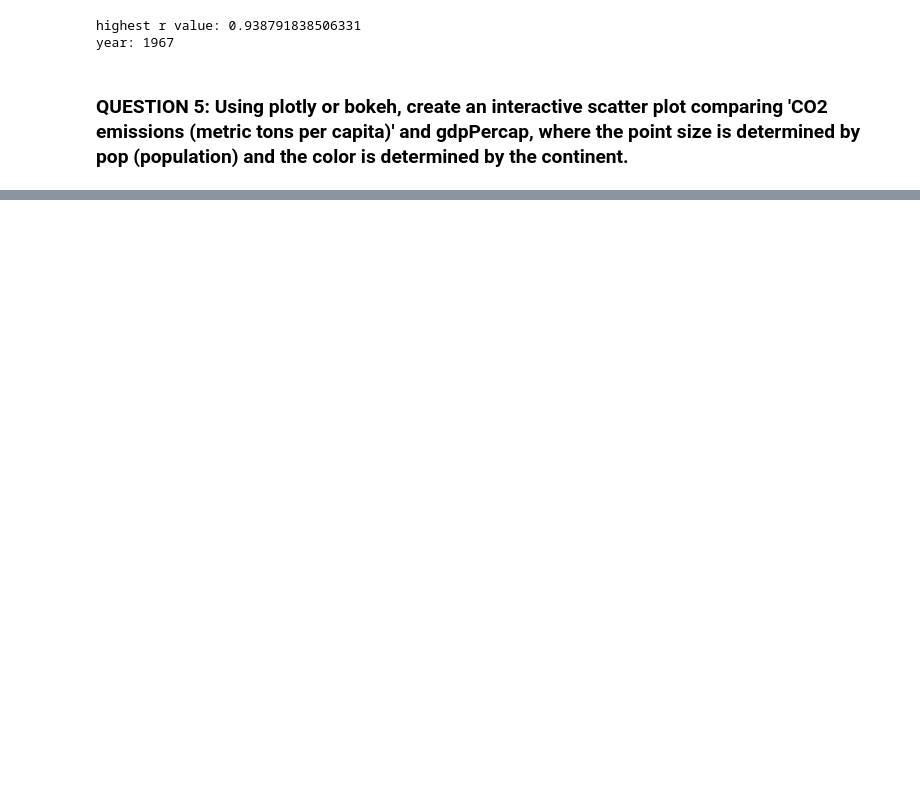
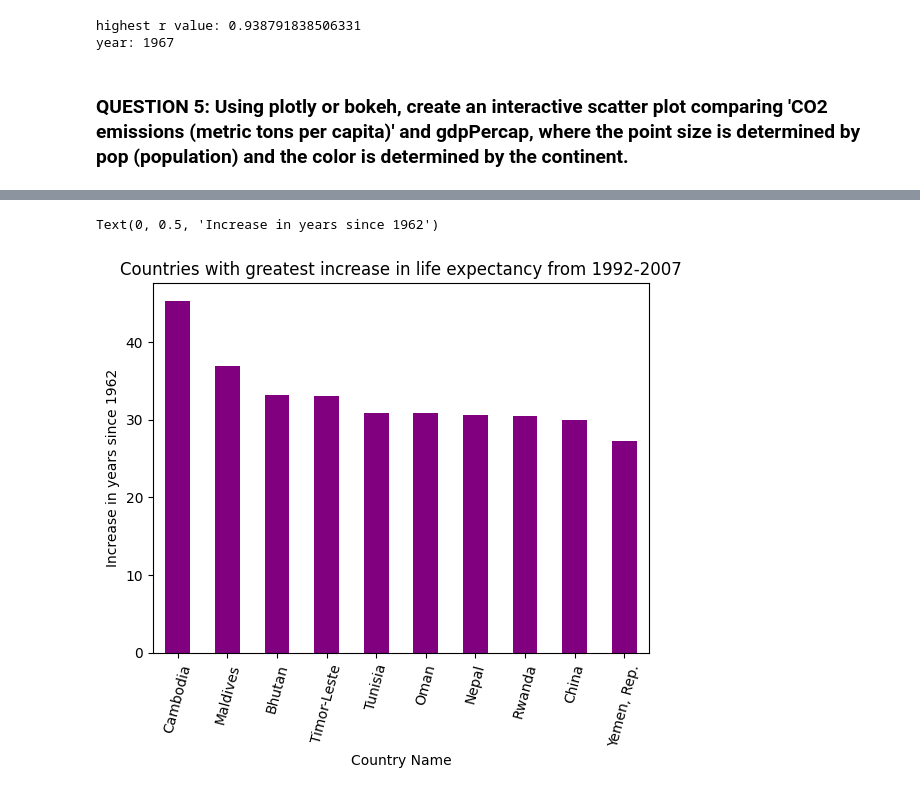
Before and after one commit to sophie-z/brn-training, a Jupyter notebook: Python for Data Science/py_for_ds_practice.ipynb, the cells around one changed output, grey strips where cells are left out. Saved outputs shown, nothing was run; the diff lists cells and outputs as text; code cells hidden in the pictures; blank space fills up the shorter version.

```diff
--- a/Python for Data Science/py_for_ds_practice.ipynb
+++ b/Python for Data Science/py_for_ds_practice.ipynb
@@ -111,0 +162,19 @@ show(plot)
+# %%
+str = 'Life expectancy at birth, total (years)'
+
+le = df.groupby(['Country Name']).agg({str: np.ptp}) # np.ptp gives the range of values of the life expectancy column
+le = le.sort_values(by=[str], ascending=False).head(10) # keeps only the top 10 countries in life expectancy
+le.plot(legend=False, kind='bar', rot=75, color='purple')
+plt.title('Countries with greatest increase in life expectancy from 1992-2007')
+plt.ylabel('Increase in years since 1962')
+
+# countries = list(le.index) # list with the names of the top 10 countries
+# print(countries)
+# df10 = df[df['Country Name'].isin(countries)] # filters df to only the rows with the top 10 countries
+# yr62=(df10[df10['Year']==1962][str]) # extracts the life expectancy values of the top 10 countries for 1962
+# print(yr62)
+# yr07=(df10[df10['Year']==2007][str]) # extracts the life expectancy values of the top 10 countries for 2007
+# print(yr07)
+# %% [output]
+Text(0, 0.5, 'Increase in years since 1962')
+[figure, added]
```
Also changed, not shown: parts of 14 cells of this notebook.
